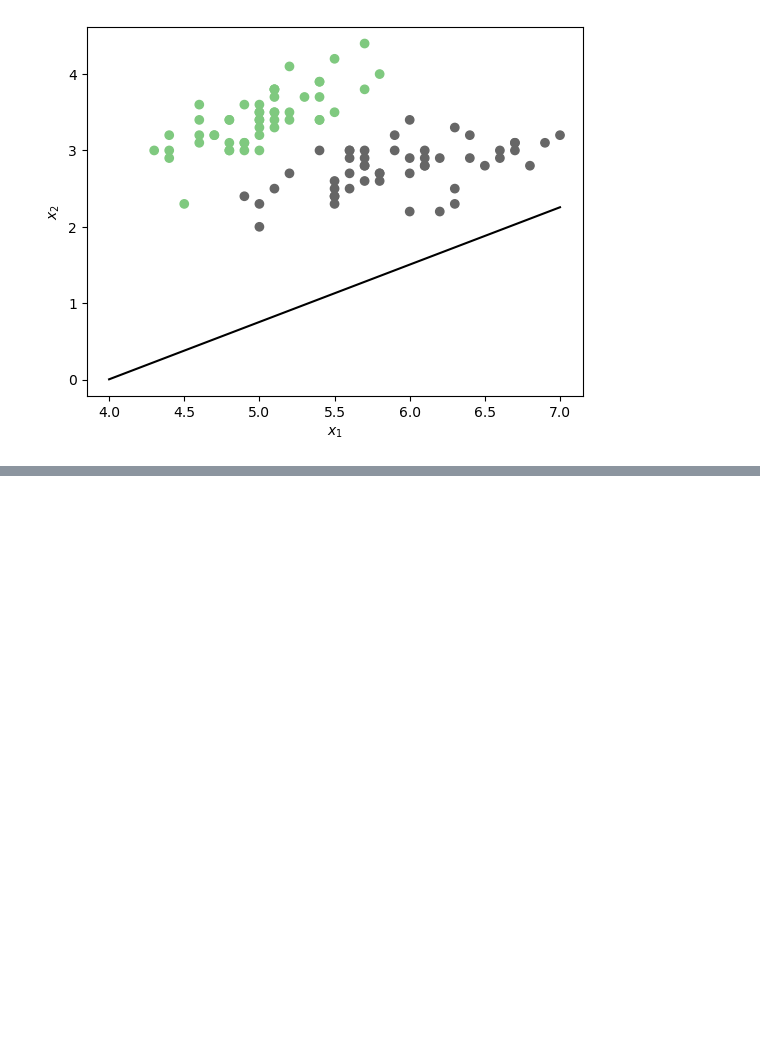
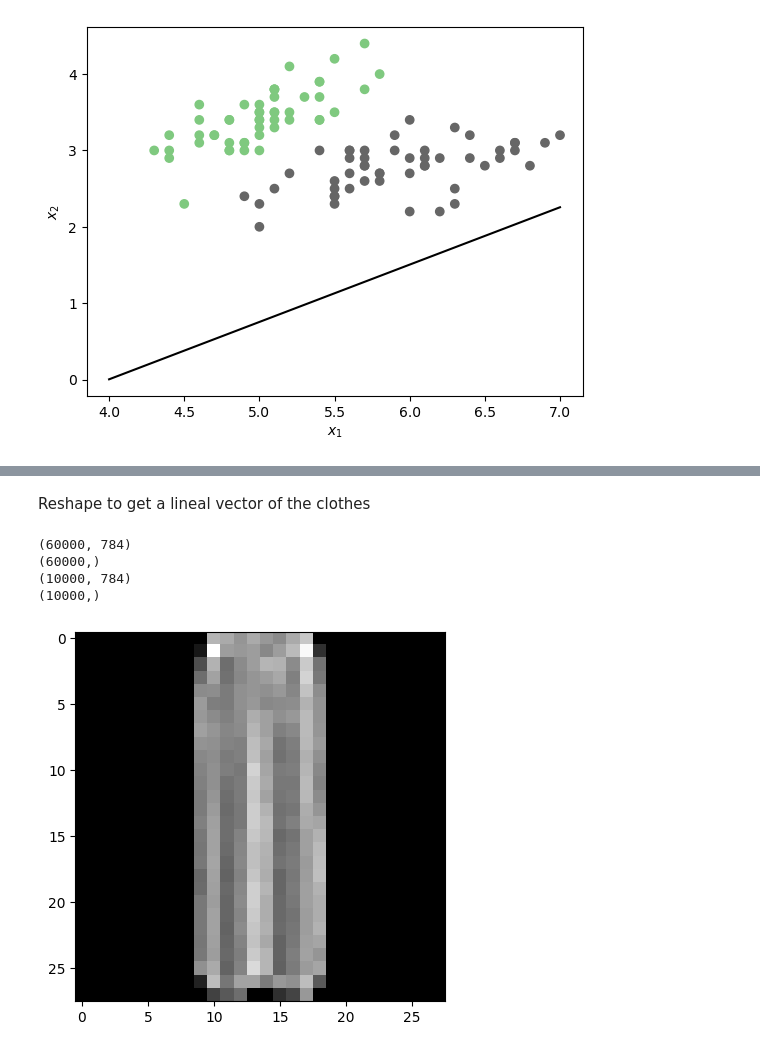
Before and after one commit to Astolfo2332/dpl_notes, a Jupyter notebook: notes.ipynb, the cells around one changed output, grey strips where cells are left out. Drawn from its saved outputs; the diff is of its cells as text; code cells hidden in the pictures; blank space fills up the shorter version.

Commit message:
info(notebook): add more problems to the NNN training

```diff
--- a/notes.ipynb
+++ b/notes.ipynb
@@ -63,0 +83,21 @@ line1, = ax.plot(x1,x2,'k')
+# %% [markdown]
+Reshape to get a lineal vector of the clothes
+# %%
+(x_train, y_train), (x_test, y_test) = datasets.fashion_mnist.load_data()
+X_train = x_train.reshape(x_train.shape[0],x_train.shape[1]*x_train.shape[2])
+X_test = x_test.reshape(x_test.shape[0],x_test.shape[1]*x_test.shape[2])
+# %%
+print(X_train.shape)
+print(y_train.shape)
+print(X_test.shape)
+print(y_test.shape)
+# %% [output]
+(60000, 784)
+(60000,)
+(10000, 784)
+(10000,)
+# %%
+ind = np.random.permutation(X_train.shape[0])
+plt.imshow(x_train[ind[0],:,:], cmap='gray');
+# %% [output]
+[figure, added]
```
Also changed, not shown: parts of 37 cells of this notebook.
